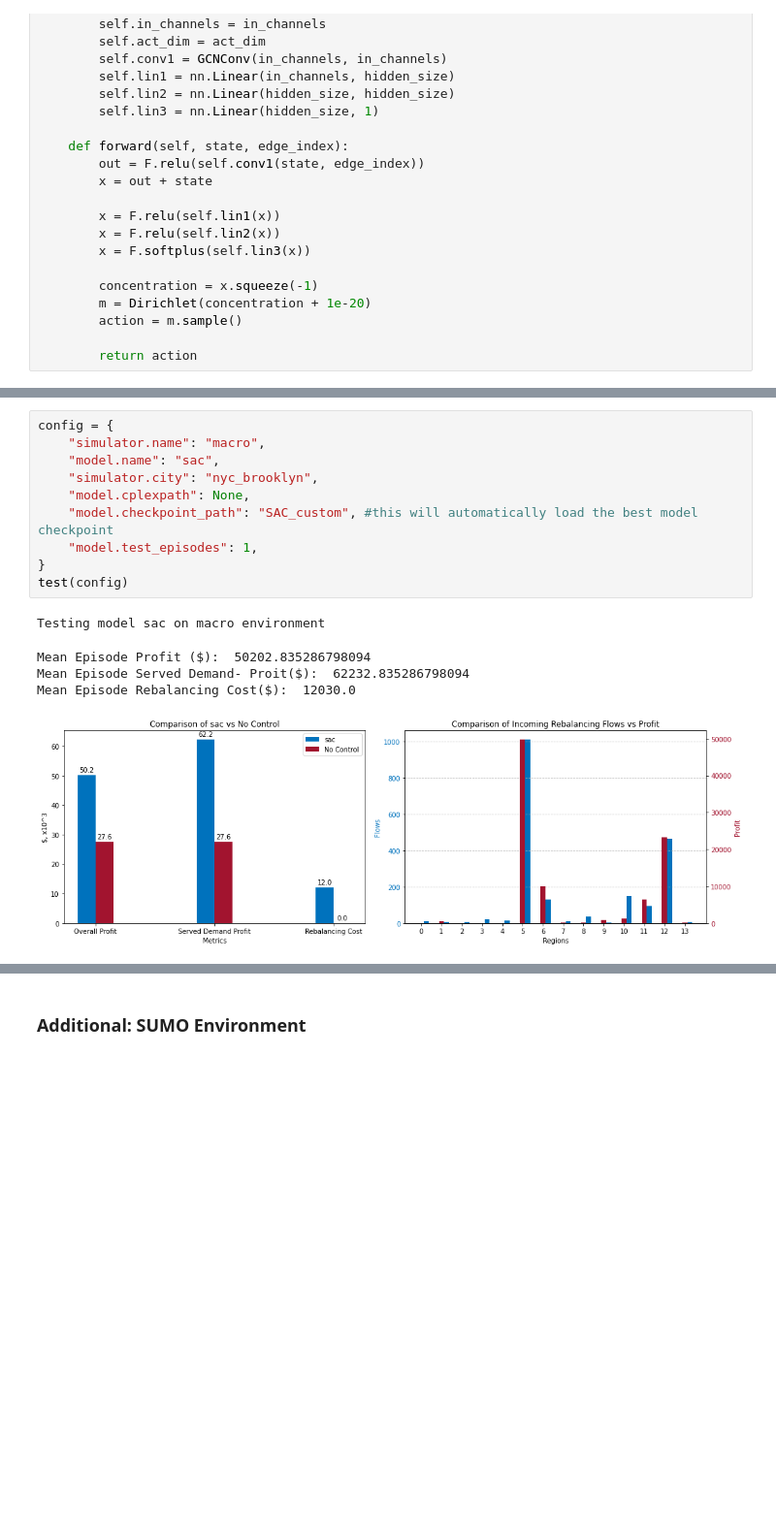
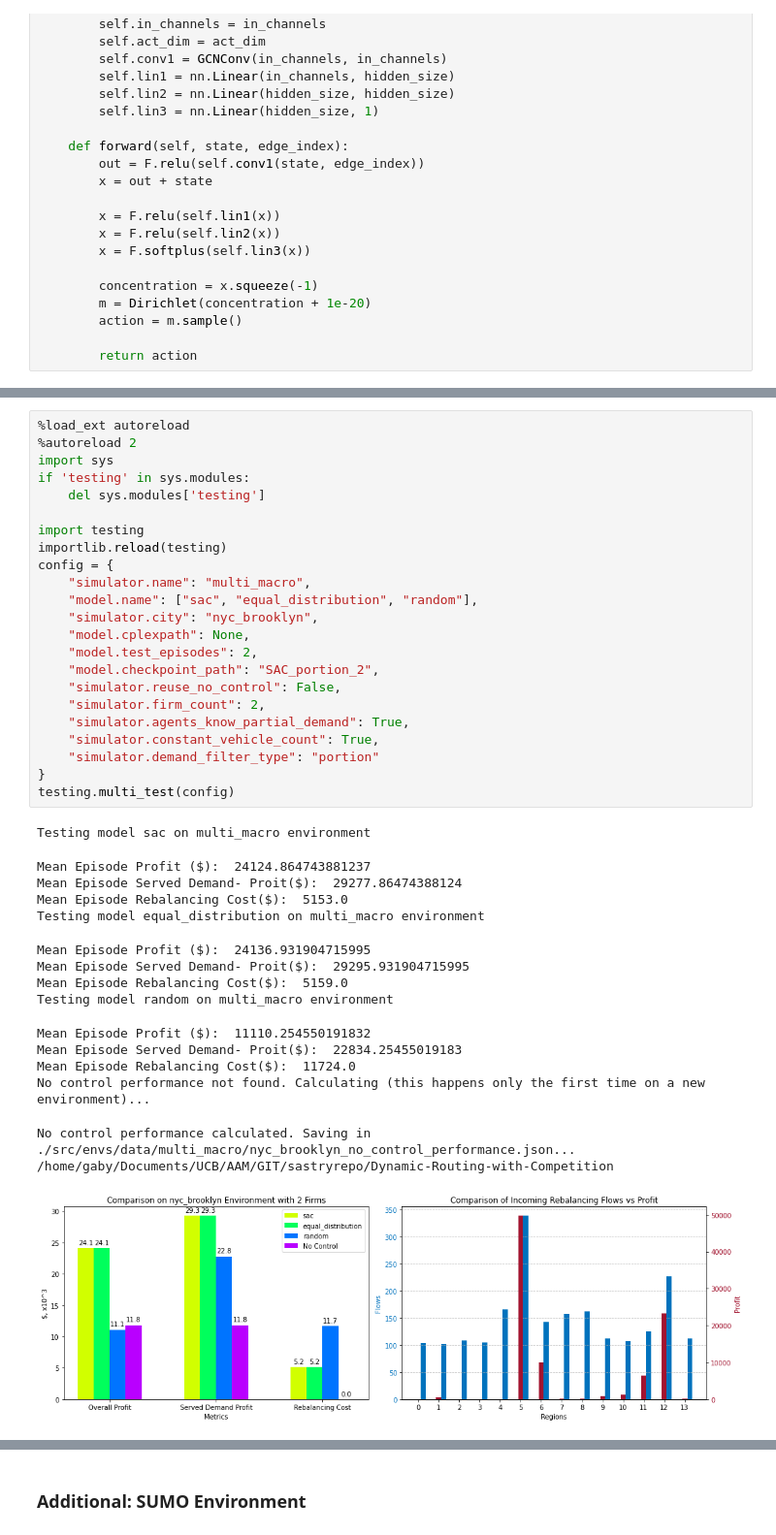
Before and after one commit to sastry-group/Dynamic-Routing-with-Competition, a Jupyter notebook: tutorial.ipynb, the cells around one changed output, grey strips where cells are left out. Shown: that part at 97% size. Cells and saved outputs as stored; diff of their text form; blank space fills up the shorter version.

Commit message:
cleaning how we added fractional demand

```diff
--- a/tutorial.ipynb
+++ b/tutorial.ipynb
@@ -376,18 +299,42 @@ config = {
 }
 train(config)
-# %%
-config = {
-    "simulator.name": "macro",
-    "model.name": "sac",
-    "simulator.city": "nyc_brooklyn",
-    "model.cplexpath": None,
-    "model.checkpoint_path": "SAC_custom", #this will automatically load the best model checkpoint
-    "model.test_episodes": 1,
-}
-test(config)
-# %% [output]
-Testing model sac on macro environment
-Mean Episode Profit ($):  50202.835286798094
-Mean Episode Served Demand- Proit($):  62232.835286798094
-Mean Episode Rebalancing Cost($):  12030.0
-[figure, removed]
+# %%
+%load_ext autoreload
+%autoreload 2
+import sys
+if 'testing' in sys.modules:
+    del sys.modules['testing']
+
+import testing
+importlib.reload(testing)
+config = {
+    "simulator.name": "multi_macro",
+    "model.name": ["sac", "equal_distribution", "random"],
+    "simulator.city": "nyc_brooklyn",
+    "model.cplexpath": None,
+    "model.test_episodes": 2,
+    "model.checkpoint_path": "SAC_portion_2",
+    "simulator.reuse_no_control": False,
+    "simulator.firm_count": 2,
+    "simulator.agents_know_partial_demand": True,
+    "simulator.constant_vehicle_count": True,
+    "simulator.demand_filter_type": "portion"
+}
+testing.multi_test(config)
+# %% [output]
+Testing model sac on multi_macro environment
+Mean Episode Profit ($):  24124.864743881237
+Mean Episode Served Demand- Proit($):  29277.86474388124
+Mean Episode Rebalancing Cost($):  5153.0
+Testing model equal_distribution on multi_macro environment
+Mean Episode Profit ($):  24136.931904715995
+Mean Episode Served Demand- Proit($):  29295.931904715995
+Mean Episode Rebalancing Cost($):  5159.0
+Testing model random on multi_macro environment
+Mean Episode Profit ($):  11110.254550191832
+Mean Episode Served Demand- Proit($):  22834.25455019183
+Mean Episode Rebalancing Cost($):  11724.0
+No control performance not found. Calculating (this happens only the first time on a new environment)...
+No control performance calculated. Saving in ./src/envs/data/multi_macro/nyc_brooklyn_no_control_performance.json...
+/home/gaby/Documents/UCB/AAM/GIT/sastryrepo/Dynamic-Routing-with-Competition
+[figure, added]
```
Also changed, not shown: parts of 28 cells of this notebook, 5 other files.
